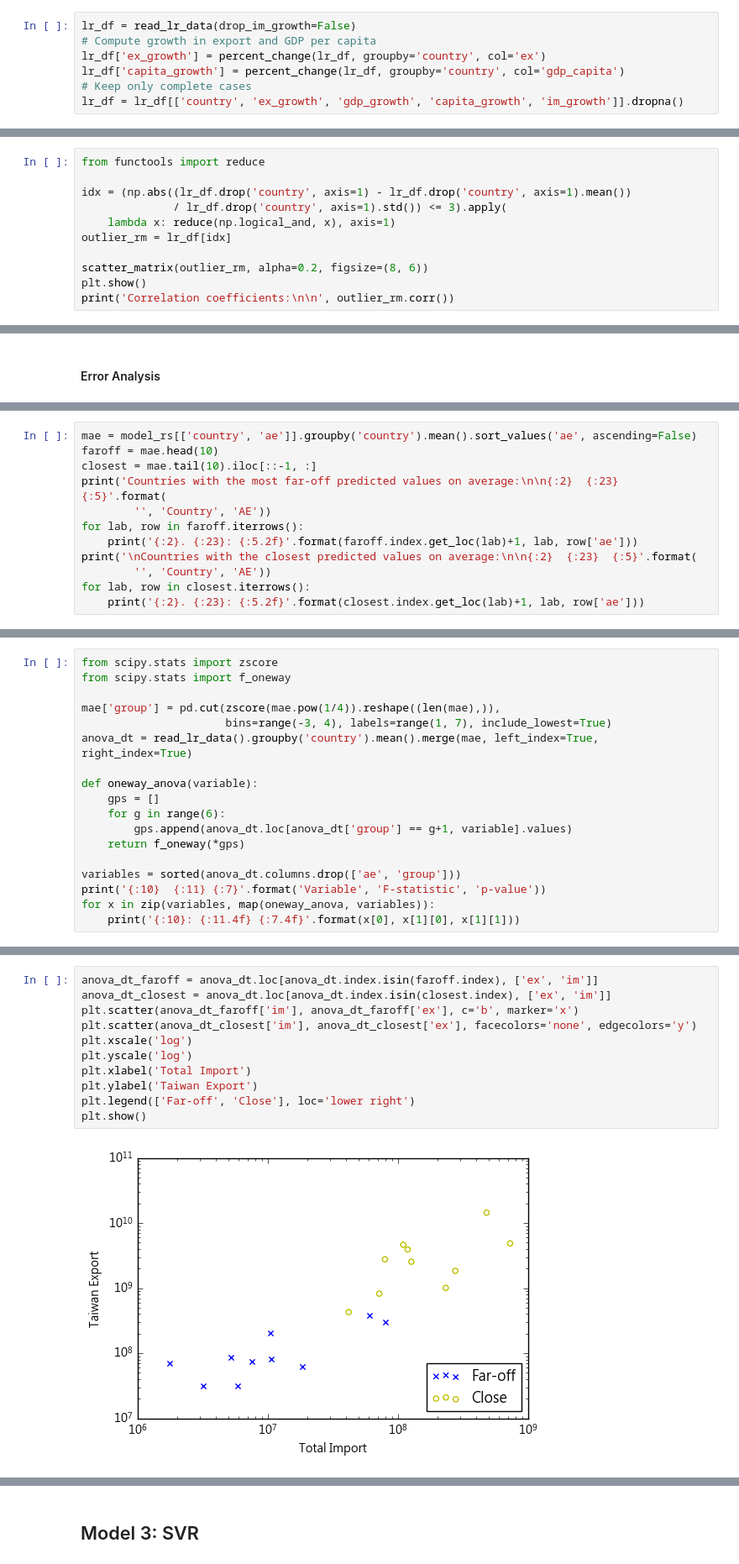
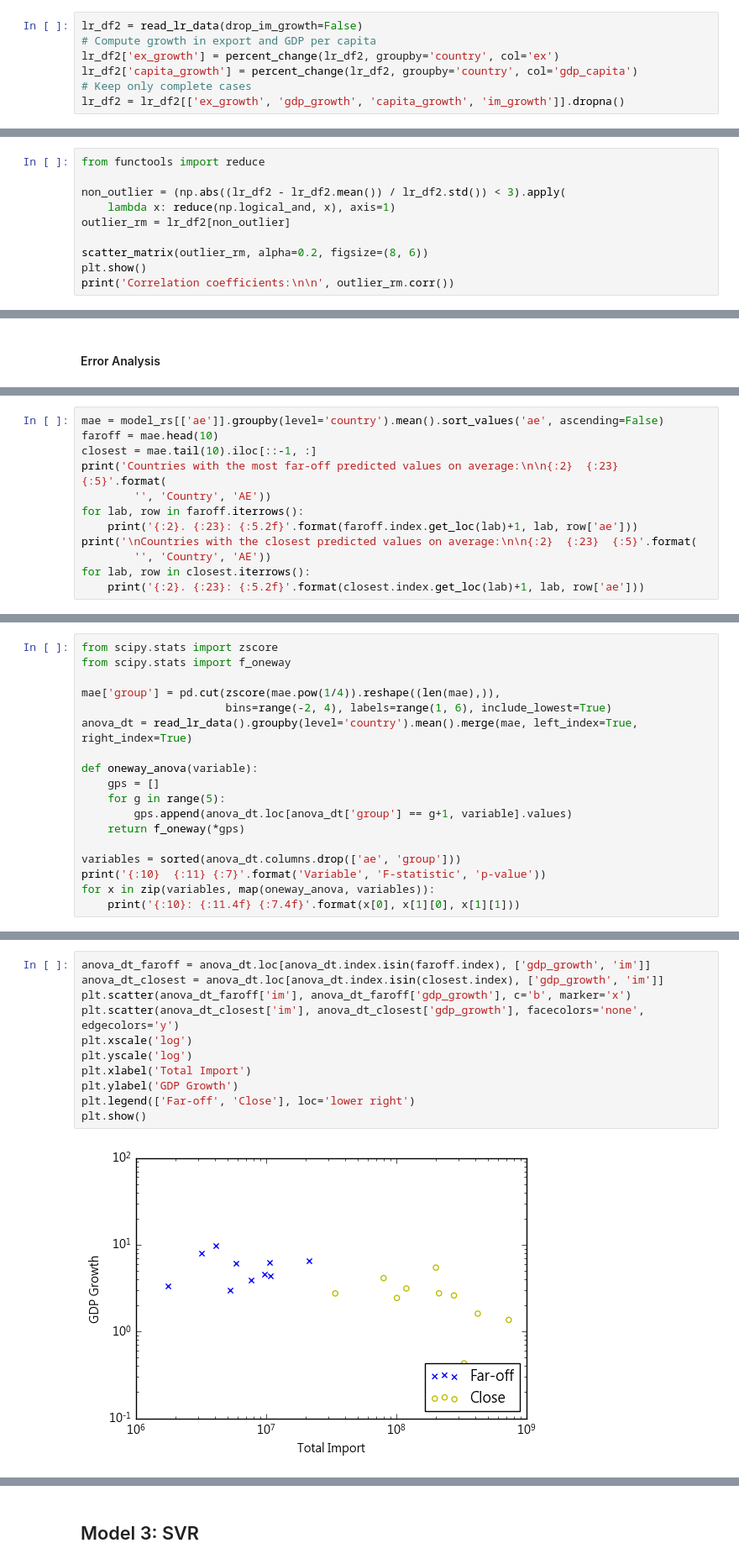
Before and after one commit to lincht/TradeModel, a Jupyter notebook: model/growth_pred.ipynb, the cells around one changed output, grey strips where cells are left out. Shown at 84% size. Drawn from its saved outputs; the diff is of its cells as text.

```diff
--- a/model/growth_pred.ipynb
+++ b/model/growth_pred.ipynb
@@ -407,12 +392,12 @@ plot_model_comparison(
 # %% [markdown]
 #### Preprocessing
 # %%
-lr_df = read_lr_data(drop_im_growth=False)
+lr_df2 = read_lr_data(drop_im_growth=False)
 # Compute growth in export and GDP per capita
-lr_df['ex_growth'] = percent_change(lr_df, groupby='country', col='ex')
-lr_df['capita_growth'] = percent_change(lr_df, groupby='country', col='gdp_capita')
+lr_df2['ex_growth'] = percent_change(lr_df2, groupby='country', col='ex')
+lr_df2['capita_growth'] = percent_change(lr_df2, groupby='country', col='gdp_capita')
 # Keep only complete cases
-lr_df = lr_df[['country', 'ex_growth', 'gdp_growth', 'capita_growth', 'im_growth']].dropna()
+lr_df2 = lr_df2[['ex_growth', 'gdp_growth', 'capita_growth', 'im_growth']].dropna()
 # %% [markdown]
 #### EDA
 # %%
@@ -435,10 +420,9 @@ Clearly there are a number of extreme values. Try removing them and see if thing
 # %%
 from functools import reduce
 
-idx = (np.abs((lr_df.drop('country', axis=1) - lr_df.drop('country', axis=1).mean())
-              / lr_df.drop('country', axis=1).std()) <= 3).apply(
+non_outlier = (np.abs((lr_df2 - lr_df2.mean()) / lr_df2.std()) < 3).apply(
     lambda x: reduce(np.logical_and, x), axis=1)
-outlier_rm = lr_df[idx]
+outlier_rm = lr_df2[non_outlier]
 
 scatter_matrix(outlier_rm, alpha=0.2, figsize=(8, 6))
 plt.show()
@@ -591,5 +575,5 @@ plt.show()
 # %%
-mae = model_rs[['country', 'ae']].groupby('country').mean().sort_values('ae', ascending=False)
+mae = model_rs[['ae']].groupby(level='country').mean().sort_values('ae', ascending=False)
 faroff = mae.head(10)
 closest = mae.tail(10).iloc[::-1, :]
 print('Countries with the most far-off predicted values on average:\n\n{:2}  {:23}  {:5}'.format(
@@ -623,12 +607,12 @@ from scipy.stats import zscore
 from scipy.stats import f_oneway
 
 mae['group'] = pd.cut(zscore(mae.pow(1/4)).reshape((len(mae),)),
-                      bins=range(-3, 4), labels=range(1, 7), include_lowest=True)
-anova_dt = read_lr_data().groupby('country').mean().merge(mae, left_index=True, right_index=True)
+                      bins=range(-2, 4), labels=range(1, 6), include_lowest=True)
+anova_dt = read_lr_data().groupby(level='country').mean().merge(mae, left_index=True, right_index=True)
 
 def oneway_anova(variable):
     gps = []
-    for g in range(6):
+    for g in range(5):
         gps.append(anova_dt.loc[anova_dt['group'] == g+1, variable].values)
     return f_oneway(*gps)
 
@@ -647,14 +631,14 @@ The amount of prediction errors seems to correlate with total import of and Taiw
 # %%
-anova_dt_faroff = anova_dt.loc[anova_dt.index.isin(faroff.index), ['ex', 'im']]
-anova_dt_closest = anova_dt.loc[anova_dt.index.isin(closest.index), ['ex', 'im']]
-plt.scatter(anova_dt_faroff['im'], anova_dt_faroff['ex'], c='b', marker='x')
-plt.scatter(anova_dt_closest['im'], anova_dt_closest['ex'], facecolors='none', edgecolors='y')
+anova_dt_faroff = anova_dt.loc[anova_dt.index.isin(faroff.index), ['gdp_growth', 'im']]
+anova_dt_closest = anova_dt.loc[anova_dt.index.isin(closest.index), ['gdp_growth', 'im']]
+plt.scatter(anova_dt_faroff['im'], anova_dt_faroff['gdp_growth'], c='b', marker='x')
+plt.scatter(anova_dt_closest['im'], anova_dt_closest['gdp_growth'], facecolors='none', edgecolors='y')
 plt.xscale('log')
 plt.yscale('log')
 plt.xlabel('Total Import')
-plt.ylabel('Taiwan Export')
+plt.ylabel('GDP Growth')
 plt.legend(['Far-off', 'Close'], loc='lower right')
 plt.show()
 # %% [output]
-[figure, old version]
+[figure, new version]
 # %% [markdown]
```
Also changed, not shown: parts of 15 cells of this notebook.
